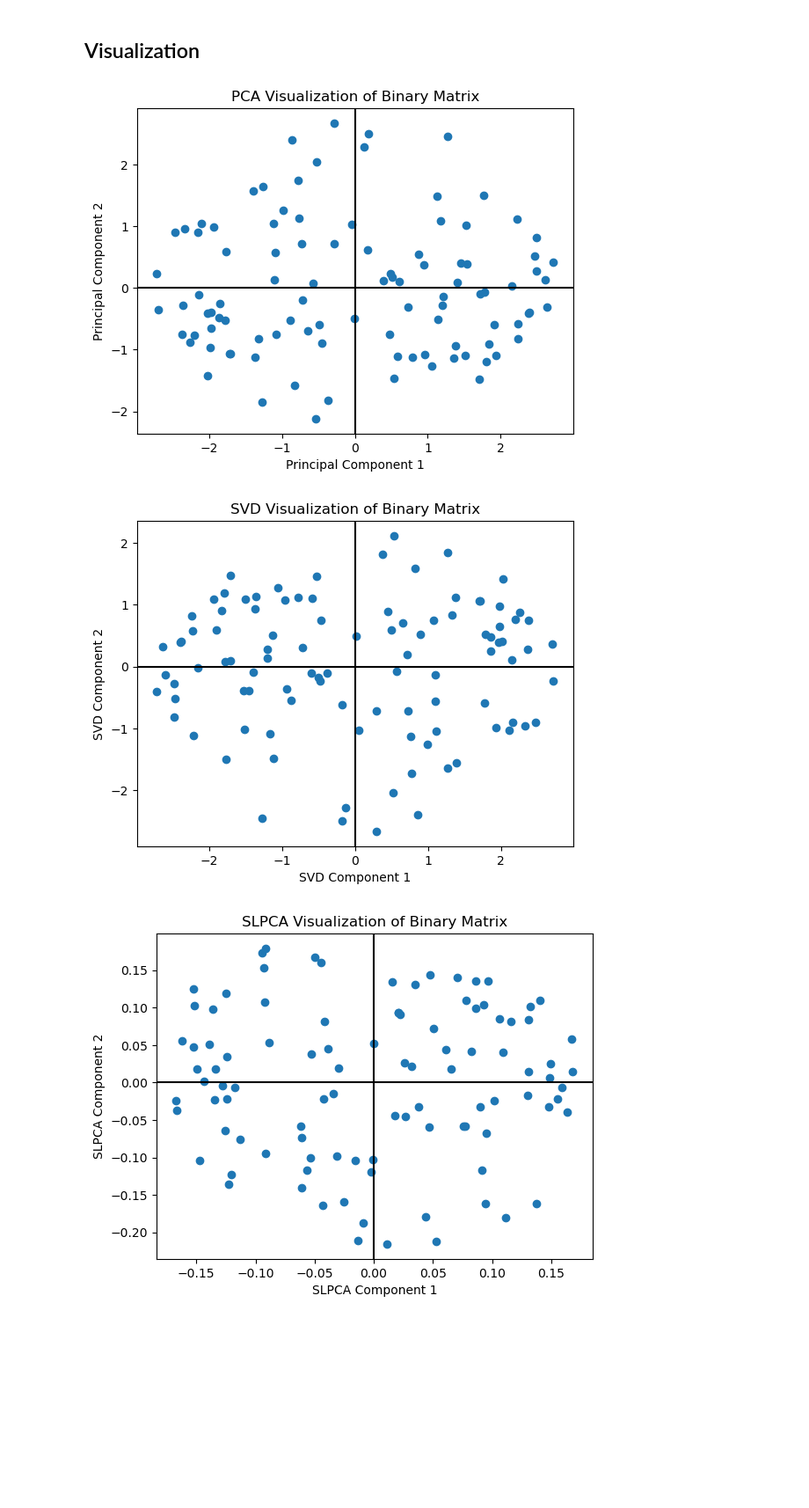
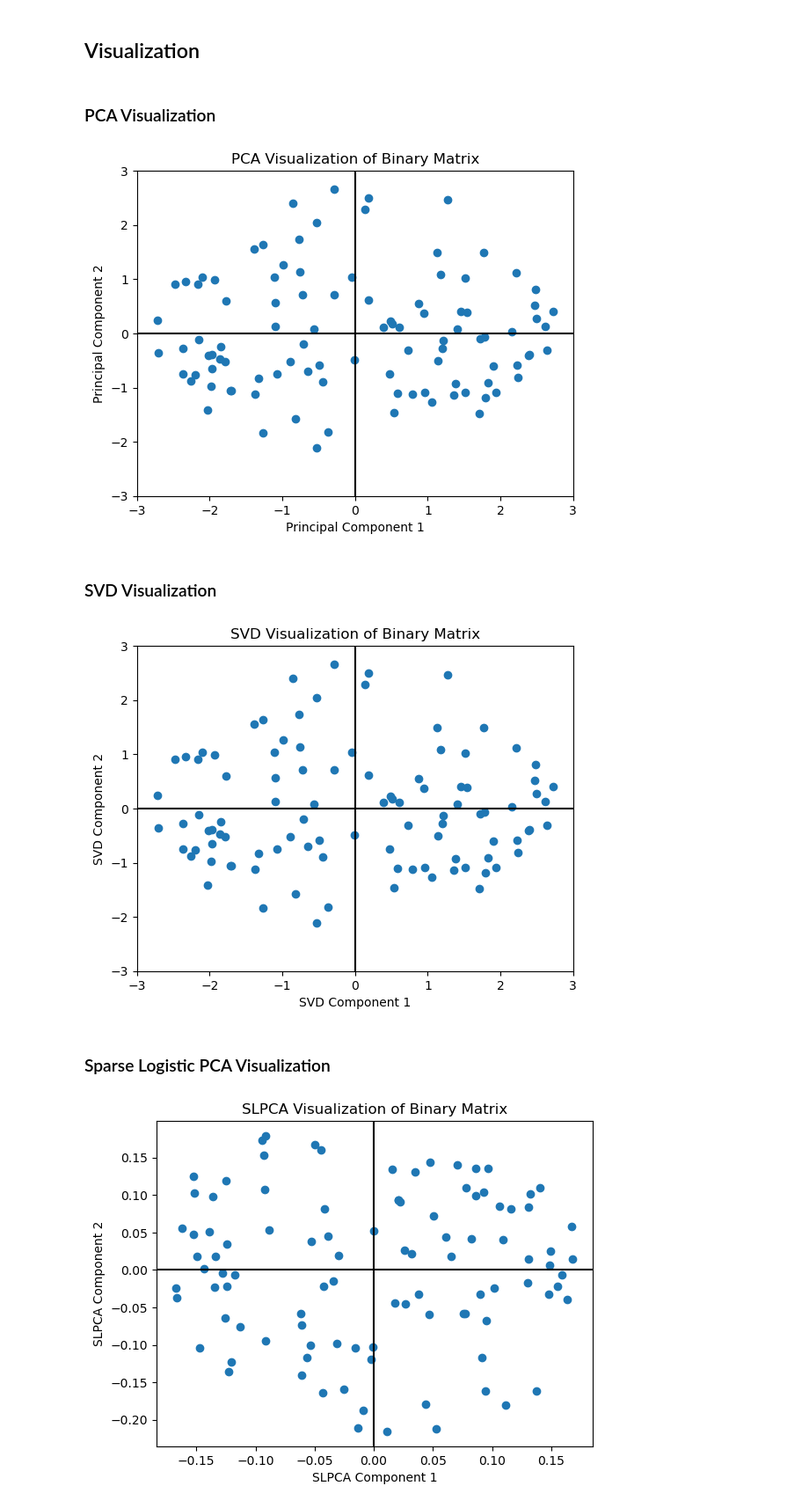
Before and after one commit to andyzhangstat/SLSVD, a Jupyter notebook: docs/example.ipynb, the cells around one changed output. Shown at 88% size. Cells and saved outputs as stored; diff of their text form; code cells hidden in the pictures; blank space fills up the shorter version.

```diff
--- a/docs/example.ipynb
+++ b/docs/example.ipynb
@@ -87,6 +111,8 @@ plt.show()
 ## Visualization
 # %%
 from sklearn.decomposition import PCA
+# %% [markdown]
+### PCA Visualization
 # %%
 # Apply PCA
 pca = PCA(n_components=2)
@@ -99,29 +125,39 @@ plt.xlabel('Principal Component 1')
 plt.ylabel('Principal Component 2')
 plt.axvline(x=0,color='black')
 plt.axhline(y=0,color='black')
+plt.xlim(-3, 3)
+plt.ylim(-3, 3)
+
 plt.show()
 # %% [output]
-[figure, old version]
+[figure, new version]
+# %% [markdown]
+### SVD Visualization
 # %%
 bin_mat_c = bin_mat - np.mean(bin_mat, axis=0)
 
 # Step 2: Perform SVD on the centered matrix
 U, S, Vt = np.linalg.svd(bin_mat_c, full_matrices=False)
 
 
 # Take the first two components
 svd_result = U[:, :2] * S[:2]
 
 # Visualize SVD results
-plt.scatter(-svd_result[:, 0], -svd_result[:, 1])
+plt.scatter(svd_result[:, 0], svd_result[:, 1])
 plt.title('SVD Visualization of Binary Matrix')
 plt.xlabel('SVD Component 1')
 plt.ylabel('SVD Component 2')
 plt.axvline(x=0,color='black')
 plt.axhline(y=0,color='black')
+plt.xlim(-3, 3)
+plt.ylim(-3, 3)
+
 plt.show()
 # %% [output]
-[figure, old version]
+[figure, new version]
+# %% [markdown]
+### Sparse Logistic PCA Visualization
 # %%
 slpca_result=A
 plt.scatter(slpca_result[:, 0], slpca_result[:, 1])
```
Also changed, not shown: parts of 11 cells of this notebook.
